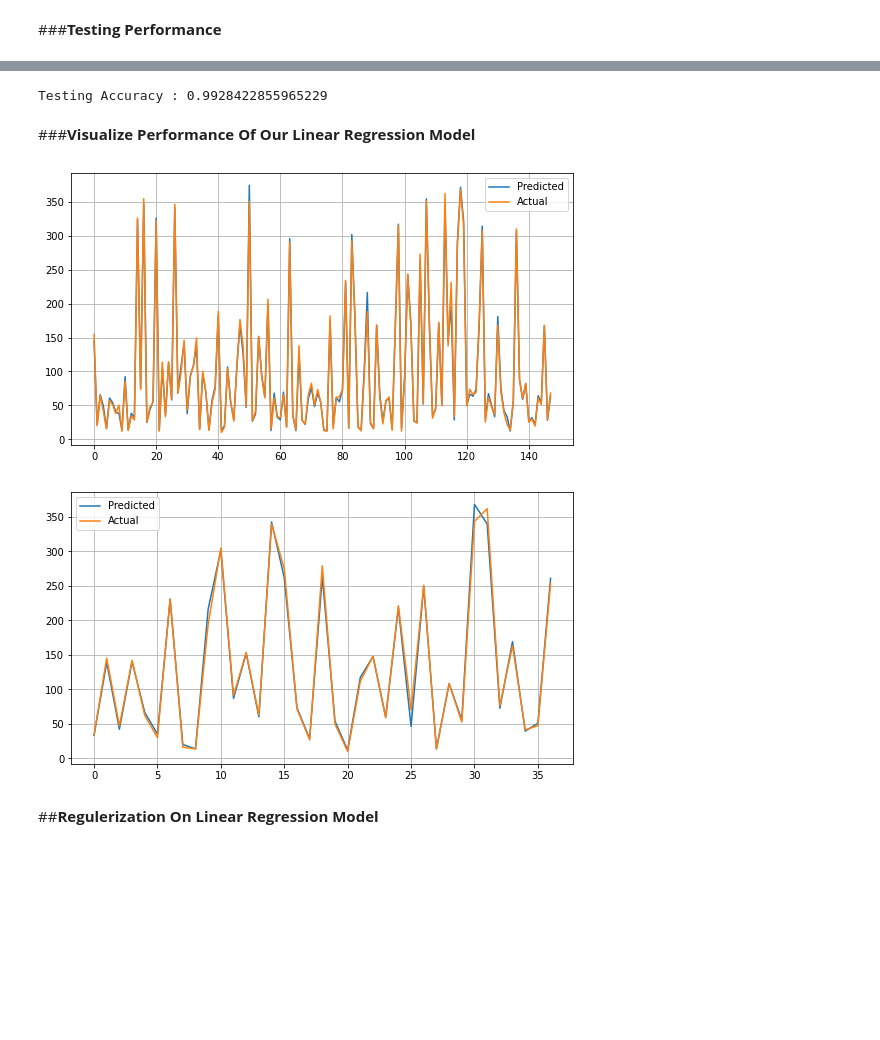
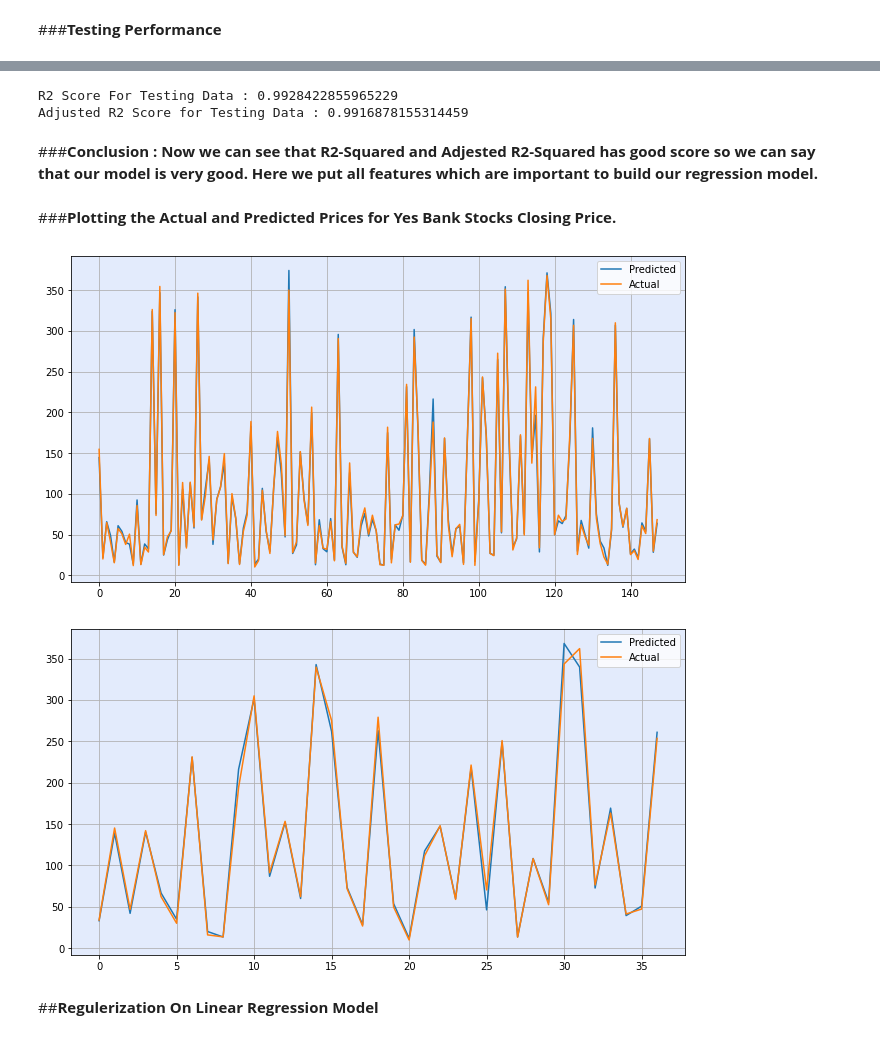
Before and after one commit to Developer-AD/Yes_Bank_Price_Prediction, a Jupyter notebook: Yes_Bank_Price_Prediction.ipynb, the cells around one changed output, grey strips where cells are left out. Saved outputs shown, nothing was run; the diff lists cells and outputs as text; code cells hidden in the pictures; blank space fills up the shorter version.

```diff
--- a/Yes_Bank_Price_Prediction.ipynb
+++ b/Yes_Bank_Price_Prediction.ipynb
@@ -363,33 +462,42 @@ print(f"Root Mean Squared Error On Testing Data : {RMSE_test}")
 Mean Squared Error On Testing Data : 80.56653535374932
 Root Mean Squared Error On Testing Data : 8.975886326917767
-# %%
-# Check Accuracy of our on test data
-test_performance = r2_score(y_test, y_pred_test)
-print(f'Testing Accuracy : {test_performance}')
-# %% [output]
-Testing Accuracy : 0.9928422855965229
-# %% [markdown]
-###<b>Visualize Performance Of Our Linear Regression Model</b>
+# %%
+# Check Accuracy of our on test data
+r2_score_test = r2_score(y_test, y_pred_test)
+print(f'R2 Score For Testing Data : {r2_score_test}')
+
+# adjusted R-squared
+adj_r2_score_test = 1 - ( ( 1- regressor.score(x_test, y_test) ) * ( len(y_test) - 1 ) / ( len(y_test) - x_test.shape[1] - 1 ) )
+print(f"Adjusted R2 Score for Testing Data : {adj_r2_score_test}")
+# %% [output]
+R2 Score For Testing Data : 0.9928422855965229
+Adjusted R2 Score for Testing Data : 0.9916878155314459
+# %% [markdown]
+###<b>Conclusion : Now we can see that R2-Squared and Adjested R2-Squared has good score so we can say that our model is very good. Here we put all features which are important to build our regression model.<b>
+# %% [markdown]
+###<b>Plotting the Actual and Predicted Prices for Yes Bank Stocks Closing Price.</b>
 # %%
 # On Trainning data
-plt.figure( figsize=(9,5) )
-plt.plot(y_pred_train)
-plt.plot( y_train )
+plt.figure( figsize=(11,6) )
+plt.plot(y_pred_train, label='Predicted')
+plt.plot( y_train, label='Actual')
 plt.grid()
-plt.legend(["Predicted","Actual"])
+plt.axes().set_facecolor("#e3ebfc")
+plt.legend()
 plt.show()
 # %% [output]
-[figure, old version]
+[figure, new version]
 # %%
 # On Testing data
-plt.figure( figsize=(9,5) )
-plt.plot(y_pred_test)
-plt.plot( y_test )
+plt.figure( figsize=(11,6) )
+plt.plot(y_pred_test, label='Predicted')
+plt.plot( y_test, label='Actual')
+plt.axes().set_facecolor("#e3ebfc")
 plt.grid()
-plt.legend(["Predicted","Actual"])
+plt.legend()
 plt.show()
 # %% [output]
-[figure, old version]
+[figure, new version]
 # %% [markdown]
 ##<b>Regulerization On Linear Regression Model</b>
 # %% [markdown]
```
Also changed, not shown: parts of 136 cells of this notebook.
